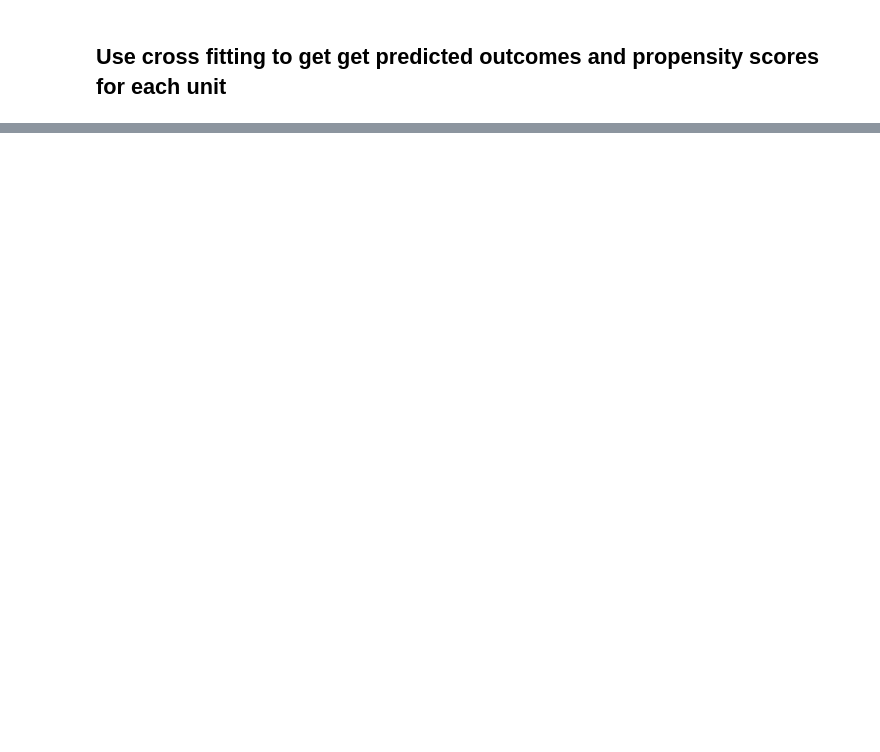
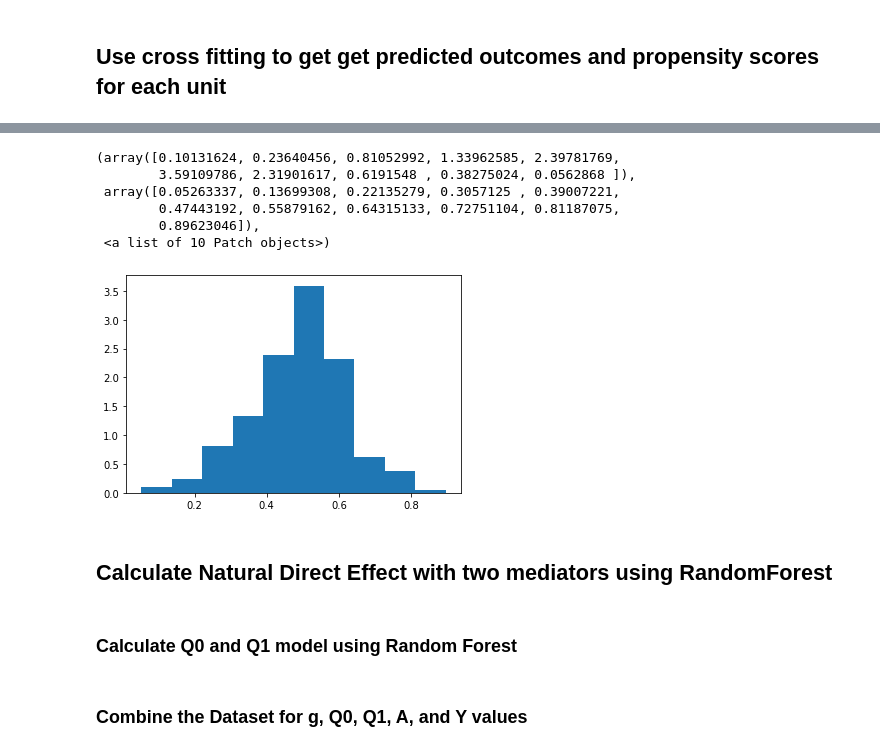
Before and after one commit to BaichenTan/ExperimentData_Adv, a Jupyter notebook: “ATE_Estimation_with_Machine_Learning_ipynb”的副本.ipynb, the cells around one changed output, grey strips where cells are left out. Saved outputs shown, nothing was run; the diff lists cells and outputs as text; code cells hidden in the pictures; blank space fills up the shorter version.

```diff
--- a/“ATE_Estimation_with_Machine_Learning_ipynb”的副本.ipynb
+++ b/“ATE_Estimation_with_Machine_Learning_ipynb”的副本.ipynb
@@ -258,0 +780,16 @@ The estimate is 572.1572812652179 pm 1501.516696945994
+# %%
+#check the ovrlap conditions using XGBoost
+g3 = treatment_k_fold_fit_and_predict(make_gmodel_XGBClassifier, X=confounders_with_allMediators, A=treatment, n_splits=10)
+hist(g3, density=True)
+# %% [output]
+(array([0.10131624, 0.23640456, 0.81052992, 1.33962585, 2.39781769,
+        3.59109786, 2.31901617, 0.6191548 , 0.38275024, 0.0562868 ]),
+ array([0.05263337, 0.13699308, 0.22135279, 0.3057125 , 0.39007221,
+        0.47443192, 0.55879162, 0.64315133, 0.72751104, 0.81187075,
+        0.89623046]),
+ <a list of 10 Patch objects>)
+[figure, added]
+# %% [markdown]
+## Calculate Natural Direct Effect with two mediators using RandomForest
+# %% [markdown]
+### Calculate Q0 and Q1 model using Random Forest
@@ -258,0 +799,2 @@ The estimate is 572.1572812652179 pm 1501.516696945994
+# %% [markdown]
+### Combine the Dataset for g, Q0, Q1, A, and Y values
```
Also changed, not shown: parts of 204 cells of this notebook.
